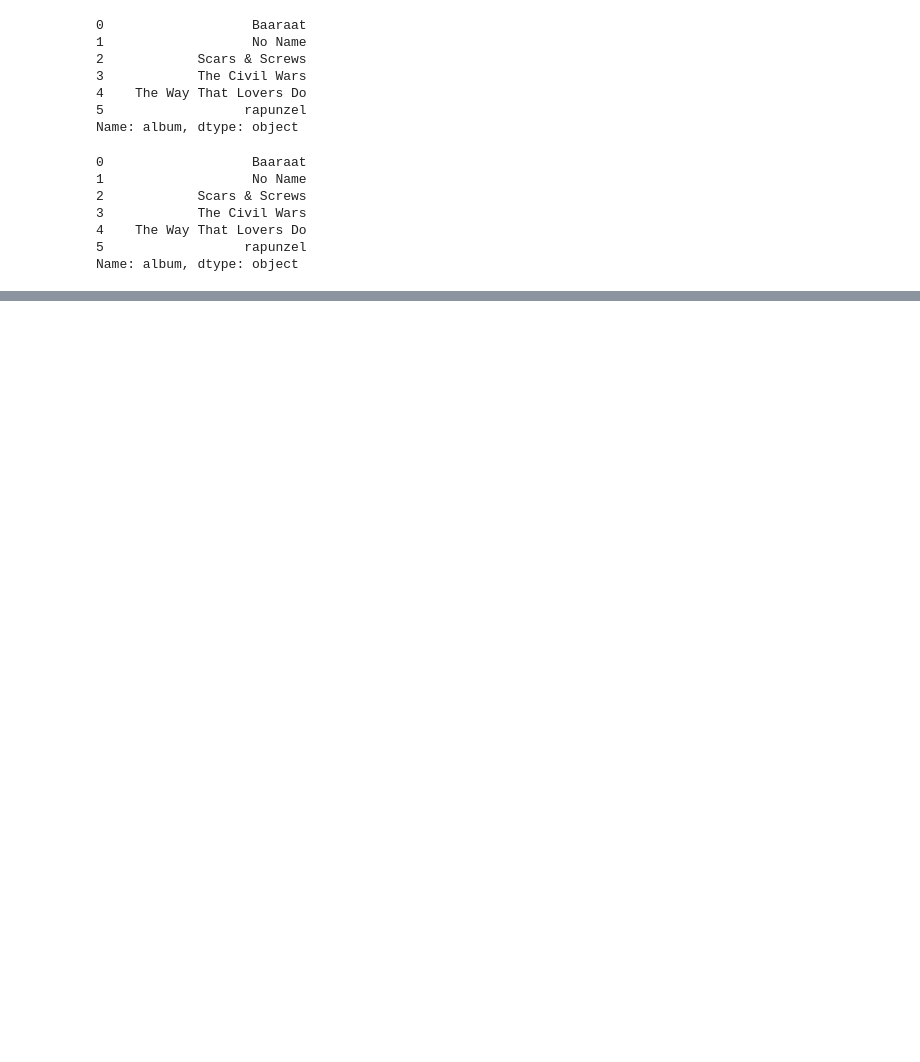
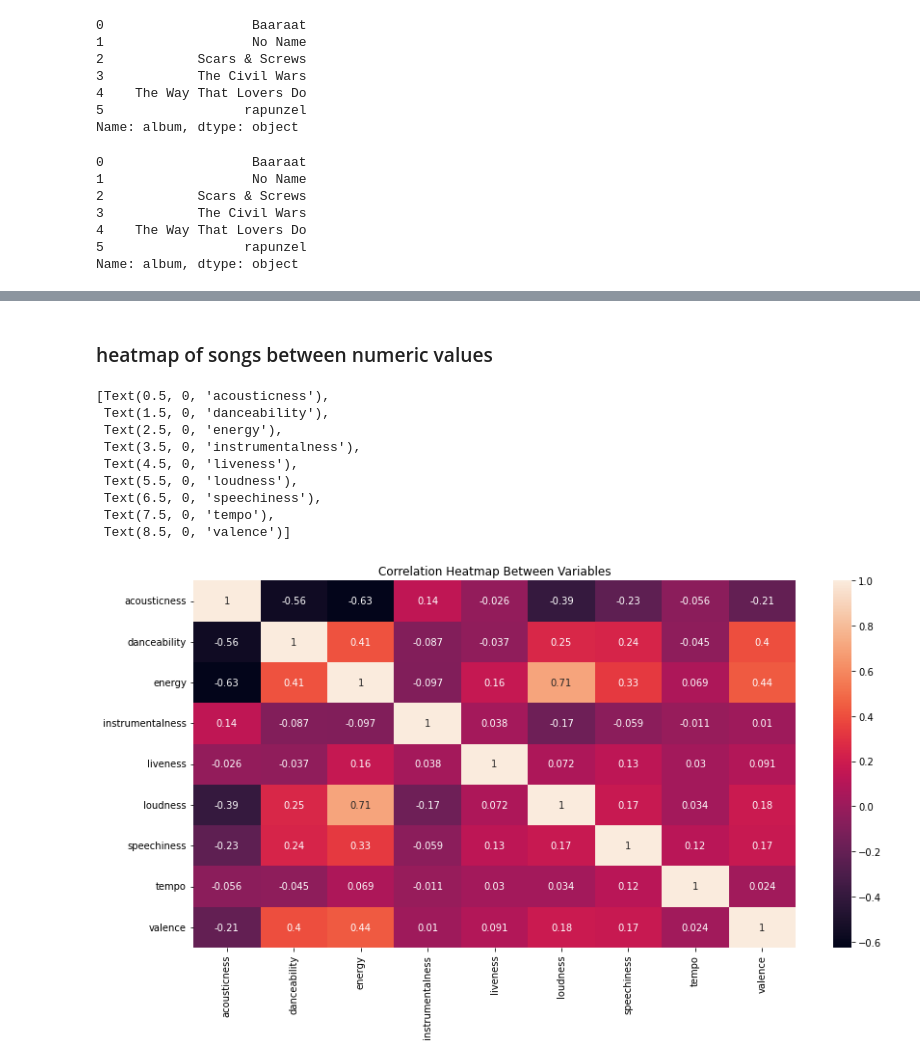
Before and after one commit to prrrathm/spotipy-analysis, a Jupyter notebook: DAVProjectFinal.ipynb, the cells around one changed output, grey strips where cells are left out. Cells and saved outputs as stored; diff of their text form; code cells hidden in the pictures; blank space fills up the shorter version.

Commit message:
Top 50 Artist India

```diff
--- a/DAVProjectFinal.ipynb
+++ b/DAVProjectFinal.ipynb
@@ -283,0 +339,4 @@ for a in album_names:
+# %%
+# importing dataset of top50 indian artists
+Top50IndArtistDF = pd.read_csv(".\data\SingerAndSongs.csv")
+Top50IndArtistDF.head()
@@ -283,0 +478,5 @@ for a in album_names:
+# %%
+# drop null values
+df2 = Top50IndArtistDF.dropna()
+# check null values
+df2.isnull().sum()
@@ -283,0 +502,3 @@ for a in album_names:
+# %%
+df2.set_index("Song name", inplace=True)
+df2.head()
@@ -283,0 +544,20 @@ for a in album_names:
+# %% [markdown]
+### heatmap of songs between numeric values
+# %%
+corr_df = df2.drop(["key", "mode", "track_href", "Singer", "id"],
+                   axis=1).corr(method="pearson")
+plt.figure(figsize=(14, 7))
+heatmap = sns.heatmap(corr_df, annot=True,)
+heatmap.set_title("Correlation Heatmap Between Variables")
+heatmap.set_xticklabels(heatmap.get_xticklabels(), rotation=90)
+# %% [output]
+[Text(0.5, 0, 'acousticness'),
+ Text(1.5, 0, 'danceability'),
+ Text(2.5, 0, 'energy'),
+ Text(3.5, 0, 'instrumentalness'),
+ Text(4.5, 0, 'liveness'),
+ Text(5.5, 0, 'loudness'),
+ Text(6.5, 0, 'speechiness'),
+ Text(7.5, 0, 'tempo'),
+ Text(8.5, 0, 'valence')]
+[figure, added]
```
Also changed, not shown: parts of 80 cells of this notebook, 2 other files.
